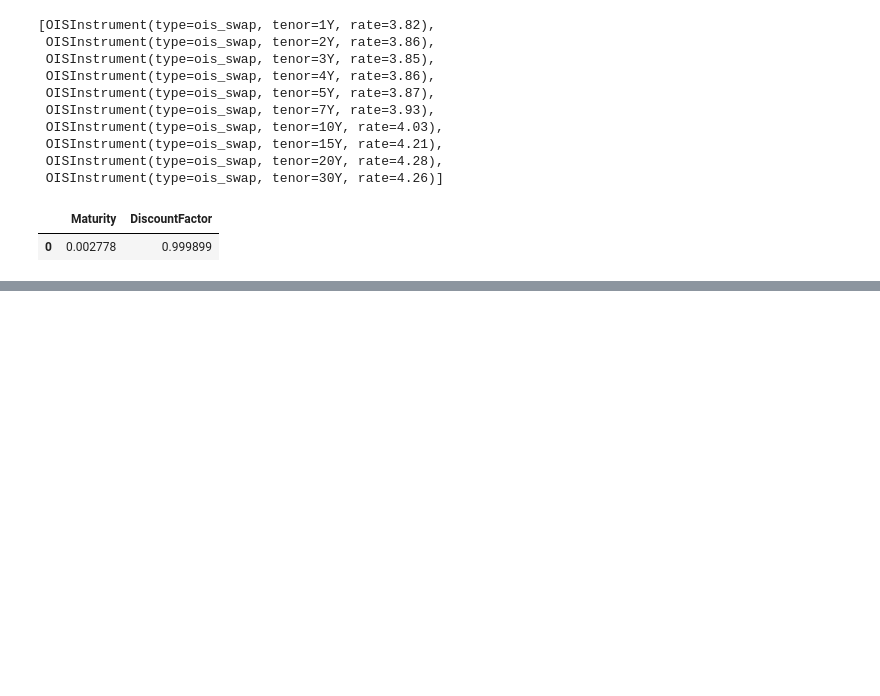
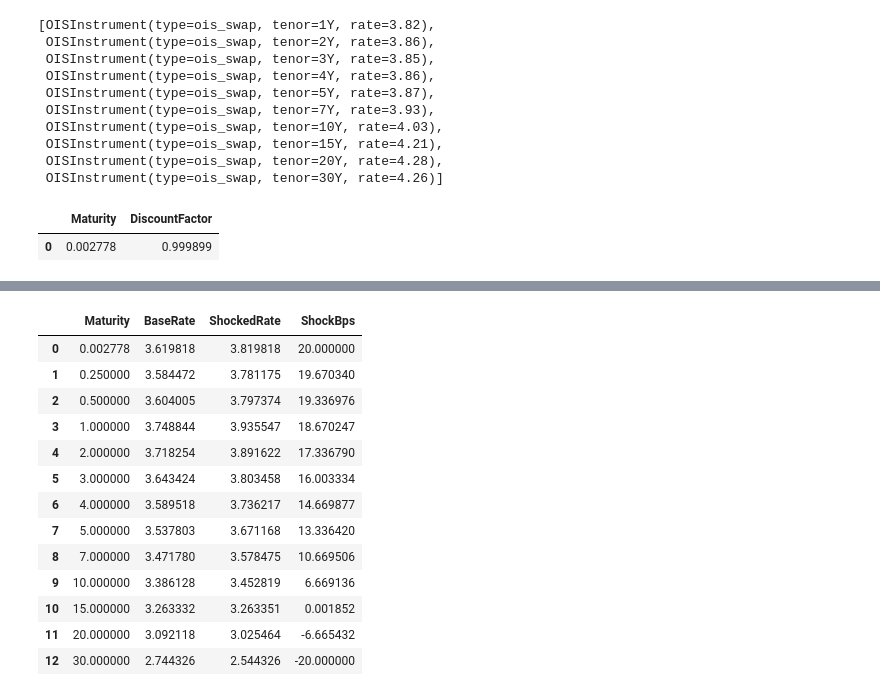
Before and after one commit to gorkemyencak/treasury-valuation-engine, a Jupyter notebook: notebooks/02_multi_curve_architecture.ipynb, the cells around one changed output, grey strips where cells are left out. Saved outputs shown, nothing was run; the diff lists cells and outputs as text; code cells hidden in the pictures; blank space fills up the shorter version.

```diff
--- a/notebooks/02_multi_curve_architecture.ipynb
+++ b/notebooks/02_multi_curve_architecture.ipynb
@@ -177,0 +300,27 @@ projection_curve.summary()
+# %%
+# curve flattener
+shocked_curve_flattener = CurveShockEngine.flattener(
+    curve = zero_curve
+)
+
+flattener_curve = CurveShockEngine.shock_report(
+    curve = zero_curve,
+    shocked_curve = shocked_curve_flattener
+)
+
+flattener_curve
+# %% [output]
+|  | Maturity | BaseRate | ShockedRate | ShockBps |
+| 0 | 0.002778 | 3.619818 | 3.819818 | 20.000000 |
+| 1 | 0.250000 | 3.584472 | 3.781175 | 19.670340 |
+| 2 | 0.500000 | 3.604005 | 3.797374 | 19.336976 |
+| 3 | 1.000000 | 3.748844 | 3.935547 | 18.670247 |
+| 4 | 2.000000 | 3.718254 | 3.891622 | 17.336790 |
+| 5 | 3.000000 | 3.643424 | 3.803458 | 16.003334 |
+| 6 | 4.000000 | 3.589518 | 3.736217 | 14.669877 |
+| 7 | 5.000000 | 3.537803 | 3.671168 | 13.336420 |
+| 8 | 7.000000 | 3.471780 | 3.578475 | 10.669506 |
+| 9 | 10.000000 | 3.386128 | 3.452819 | 6.669136 |
+| 10 | 15.000000 | 3.263332 | 3.263351 | 0.001852 |
+| 11 | 20.000000 | 3.092118 | 3.025464 | -6.665432 |
+| 12 | 30.000000 | 2.744326 | 2.544326 | -20.000000 |
```
Also changed, not shown: parts of 7 cells of this notebook, 3 other files.
